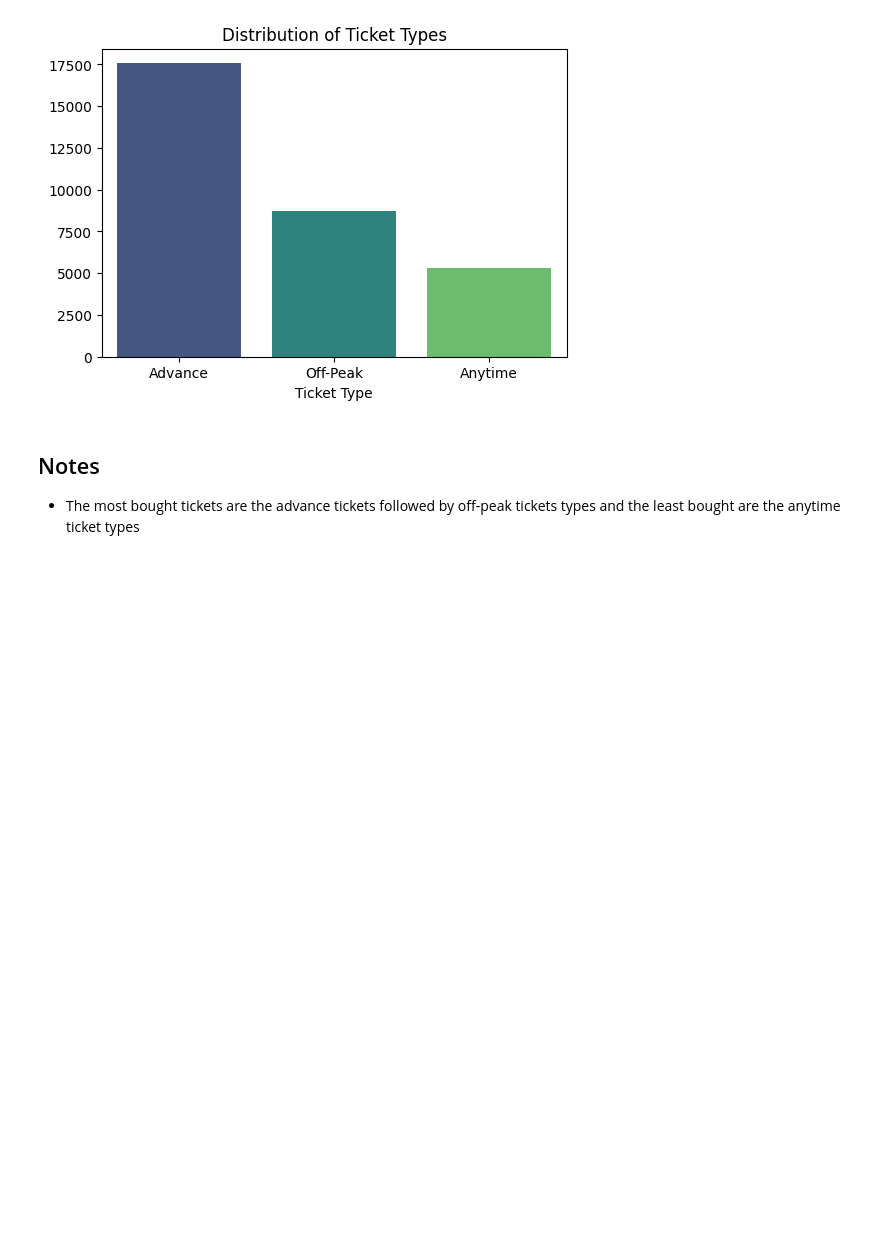
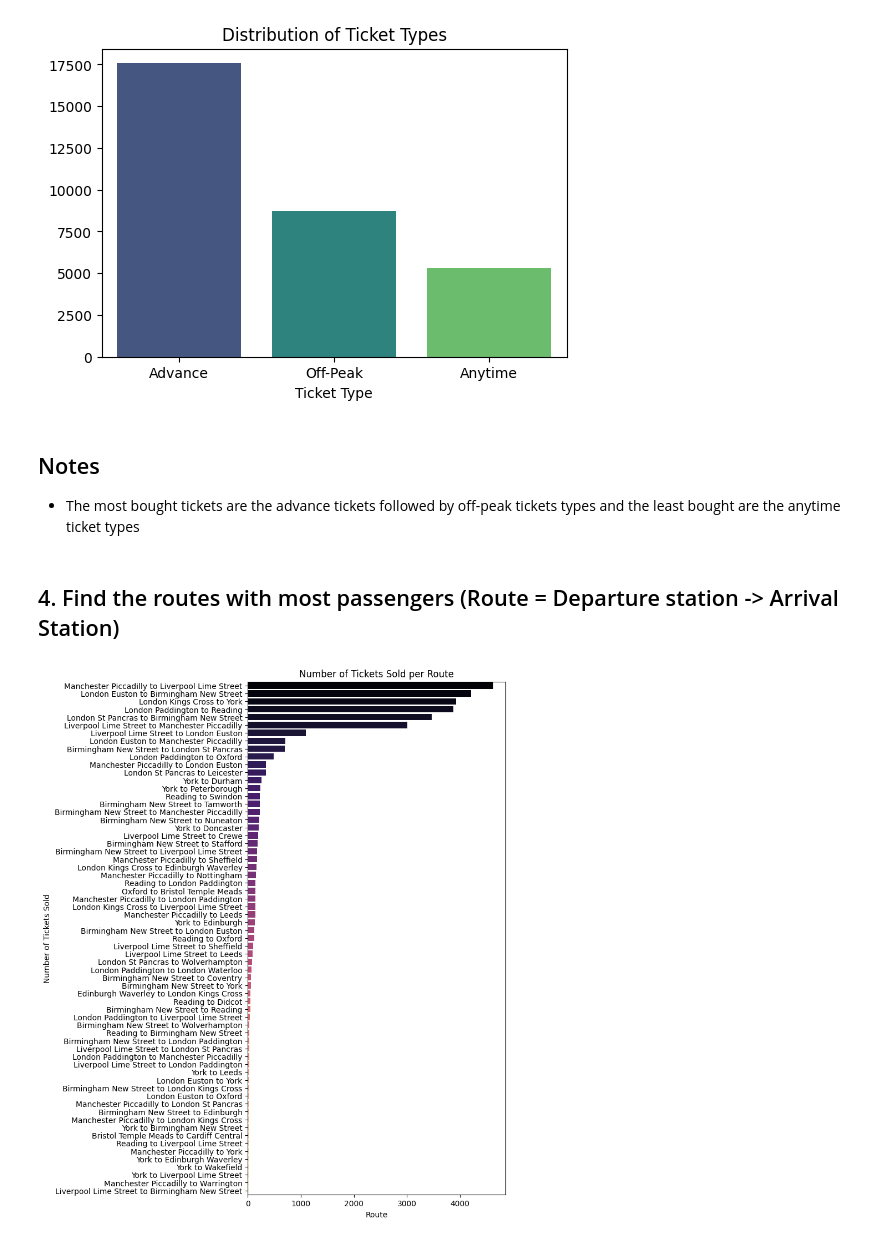
Before and after one commit to murithidenisgitobu/UK-Railway-Data-Analysis-Project, a Jupyter notebook: Jupyter Notebook/uk_railway.ipynb, the cells around one changed output. Saved outputs shown, nothing was run; the diff lists cells and outputs as text; code cells hidden in the pictures; blank space fills up the shorter version.

```diff
--- a/Jupyter Notebook/uk_railway.ipynb
+++ b/Jupyter Notebook/uk_railway.ipynb
@@ -347,3 +346,22 @@ Passing `palette` without assigning `hue` is deprecated and will be removed in v
 ## Notes
 
 - The most bought tickets are the advance tickets followed by off-peak tickets types and the least bought are the anytime ticket types
+# %% [markdown]
+## 4. Find the routes with most passengers (Route = Departure station -> Arrival Station)
+# %%
+# Get route data
+# Route = Departure Station to Arrival Station
+uk_railway_data["Route"] = uk_railway_data["Departure Station"] + " to " + uk_railway_data["Arrival Destination"]
+
+# Get number of tickets sold per route
+tickets_per_route = uk_railway_data["Route"].value_counts()
+
+# Plot a bar chart to visualize number of tickets sold per route
+plt.figure(figsize=(6, 12))
+sns.barplot(y=tickets_per_route.index, x=tickets_per_route.values, palette="magma")
+plt.title("Number of Tickets Sold per Route")
+plt.xlabel("Route")
+plt.ylabel("Number of Tickets Sold")
+plt.show()
+# %% [output]
+[figure, added]
```
Also changed, not shown: parts of 3 cells of this notebook.
